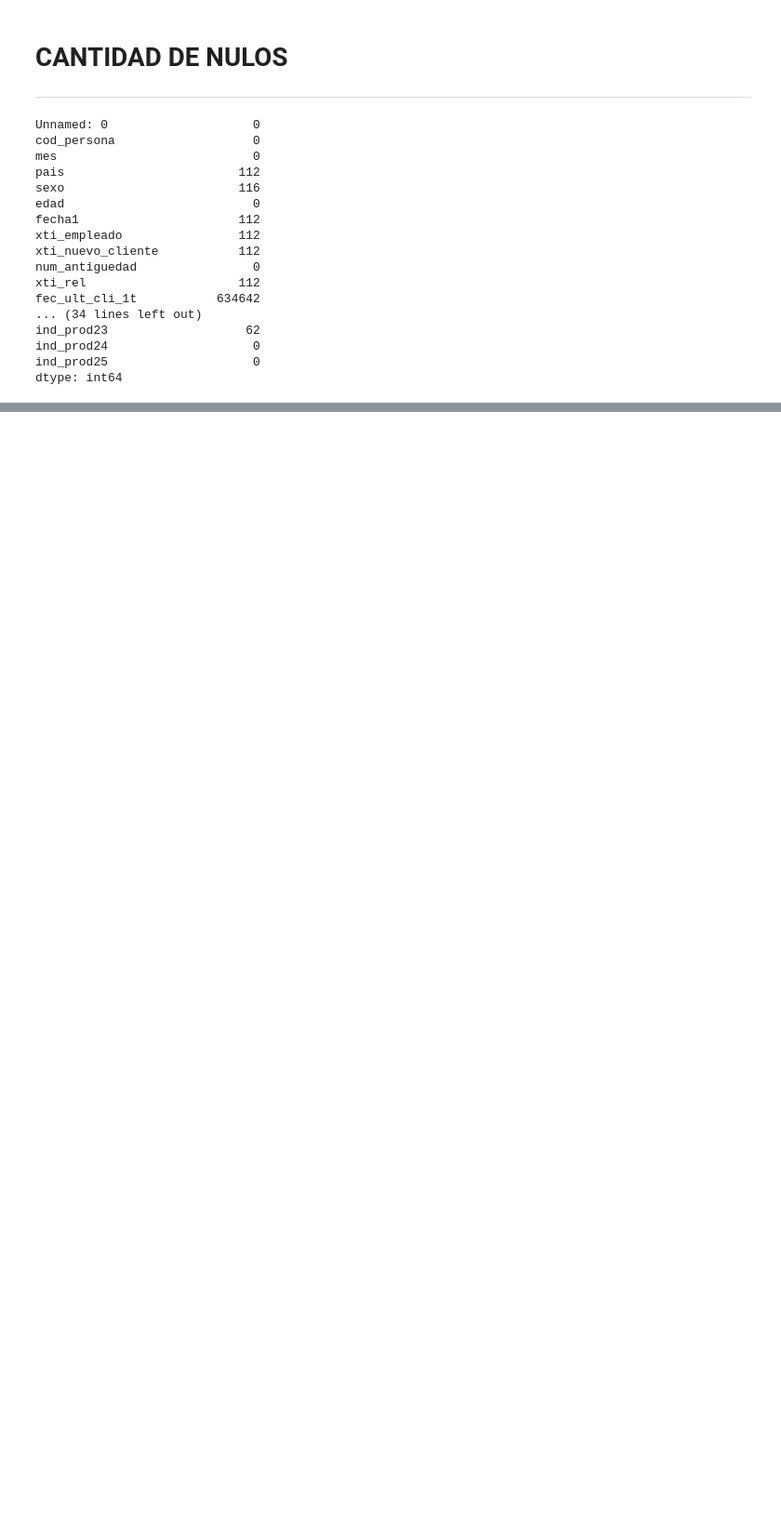
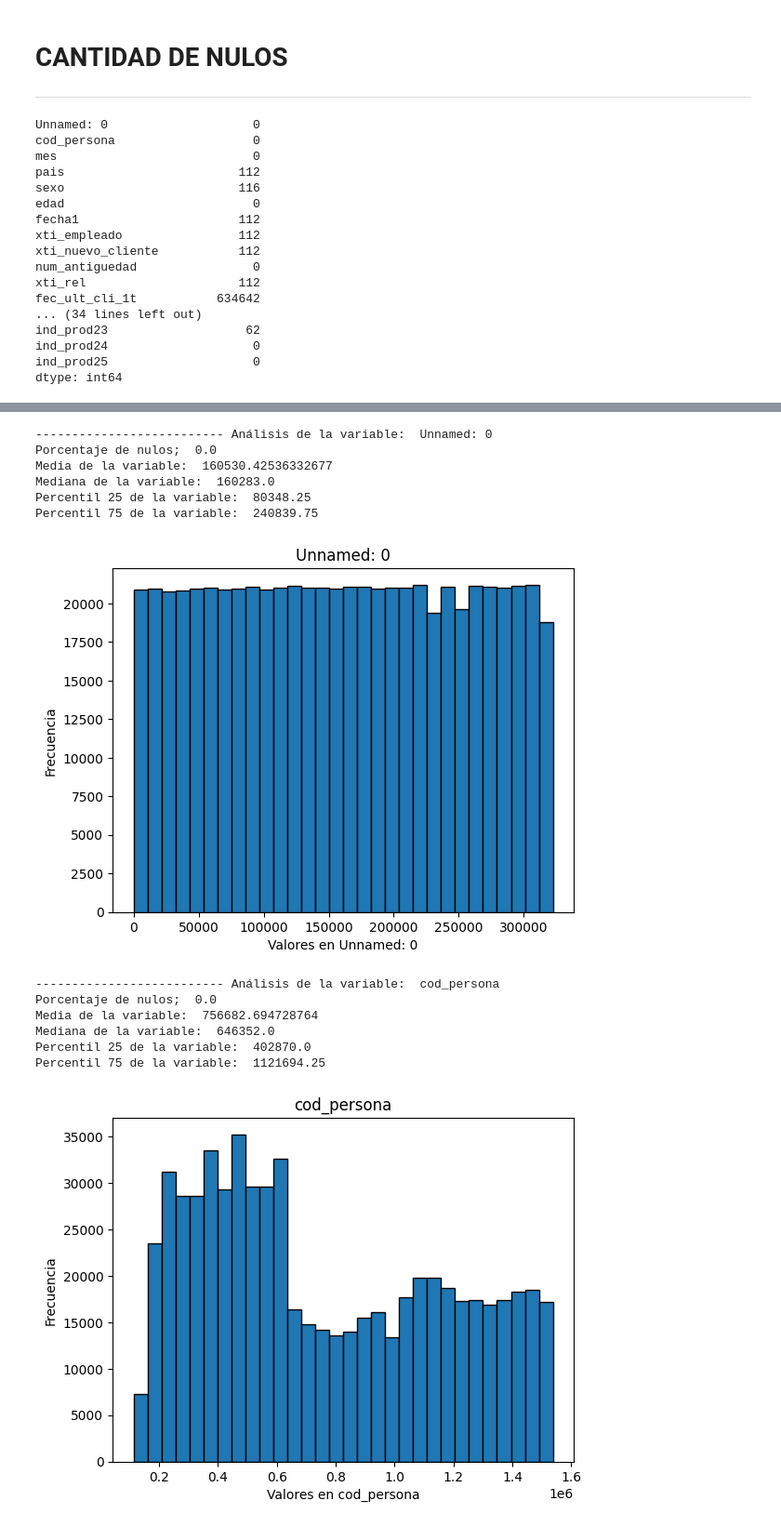
Before and after one commit to mariol-lamas/Machine_learning_proyect, a Jupyter notebook: Src/Eda/eda.ipynb, the cells around one changed output, grey strips where cells are left out. Shown at 93% size. Saved outputs shown, nothing was run; the diff lists cells and outputs as text; code cells hidden in the pictures; blank space fills up the shorter version.

```diff
--- a/Src/Eda/eda.ipynb
+++ b/Src/Eda/eda.ipynb
@@ -99,0 +164,39 @@ data_unida.iloc[:,round(data_unida.shape[1]/2):].describe()
+# %%
+# Create SimpleImputer
+imputer = SimpleImputer(strategy='most_frequent')
+
+# Fit and transform the imputer to the data
+data_unida[continuas] = imputer.fit_transform(data_unida[continuas])
+# %%
+#Número de registros
+n= 625470
+for col in continuas:
+  print("-------------------------- Análisis de la variable: ", col)
+  # Cantidad de nulos
+  cantidad_nulos = data_unida[col].isnull().sum()
+  print("Porcentaje de nulos; ", cantidad_nulos / n * 100)
+  # Medias/medianas percentil
+  print("Media de la variable: ", data_unida[col].mean())
+  print("Mediana de la variable: ", data_unida[col].median())
+  print("Percentil 25 de la variable: ", data_unida[col].quantile(0.25))
+  print("Percentil 75 de la variable: ", data_unida[col].quantile(0.75))
+  plt.hist(data_unida[col], bins=30, edgecolor='black')
+  plt.xlabel('Valores en ' + col)
+  plt.ylabel('Frecuencia')
+  plt.title(col)
+  plt.show()
+# %% [output]
+-------------------------- Análisis de la variable:  Unnamed: 0
+Porcentaje de nulos;  0.0
+Media de la variable:  160530.42536332677
+Mediana de la variable:  160283.0
+Percentil 25 de la variable:  80348.25
+Percentil 75 de la variable:  240839.75
+[figure, added]
+-------------------------- Análisis de la variable:  cod_persona
+Porcentaje de nulos;  0.0
+Media de la variable:  756682.694728764
+Mediana de la variable:  646352.0
+Percentil 25 de la variable:  402870.0
+Percentil 75 de la variable:  1121694.25
+[figure, added]
```
Also changed, not shown: parts of 19 cells of this notebook.
